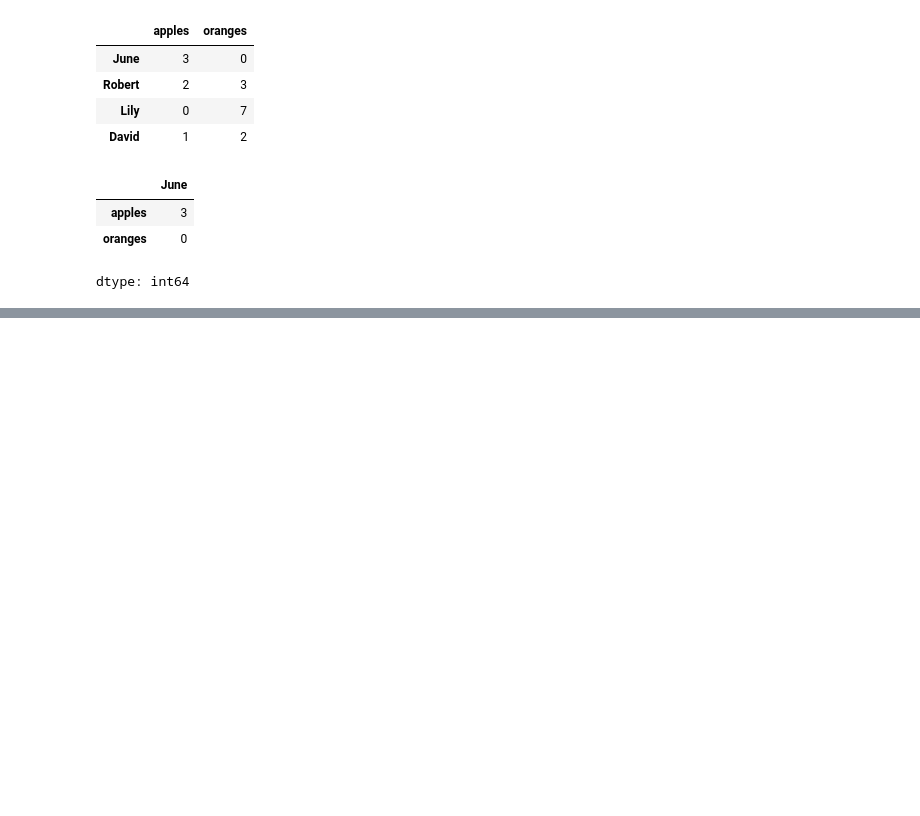
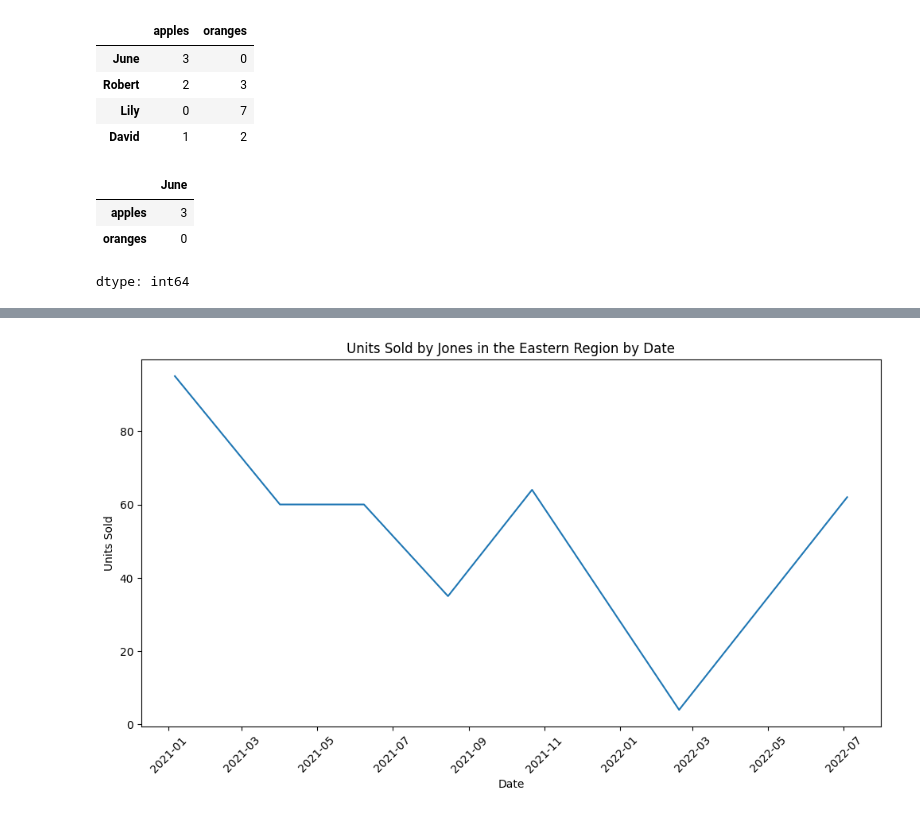
Before and after one commit to qmdmlot/CPE-031-Visualizations-and-Data-Analysis, a Jupyter notebook: Data_Analysis.ipynb, the cells around one changed output, grey strips where cells are left out. Saved outputs shown, nothing was run; the diff lists cells and outputs as text; code cells hidden in the pictures; blank space fills up the shorter version.

```diff
--- a/Data_Analysis.ipynb
+++ b/Data_Analysis.ipynb
@@ -53,0 +58,3 @@ print(df)
+# %%
+df2  = pd.read_excel('/content/drive/MyDrive/CPE 031 - LOTERTE/SampleData.xlsx')
+df2
@@ -53,0 +85,4 @@ print(df)
+# %%
+#rep is Jones
+df3 = df2.loc[(df2['Rep']=="Jones") & (df2['Region'] == 'East')]
+display(df3)
@@ -53,0 +98,11 @@ print(df)
+# %%
+day_unit_sales = df3.groupby('OrderDate')['Units'].sum()
+plt.figure(figsize=(12,6))
+plt.plot(day_unit_sales.index, day_unit_sales.values)
+plt.xlabel('Date')
+plt.ylabel('Units Sold')
+plt.title('Units Sold by Jones in the Eastern Region by Date')
+plt.xticks(rotation=45)
+plt.show()
+# %% [output]
+[figure, added]
```
Also changed, not shown: parts of 8 cells of this notebook.
